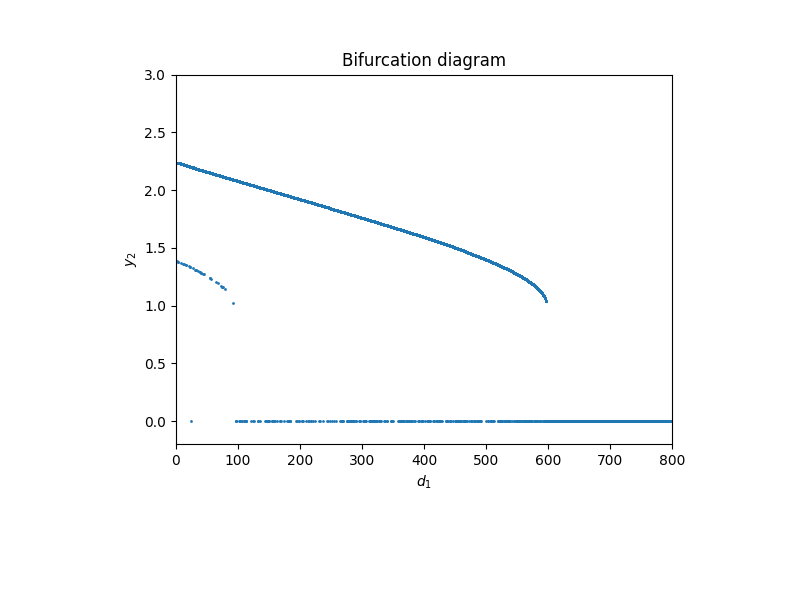
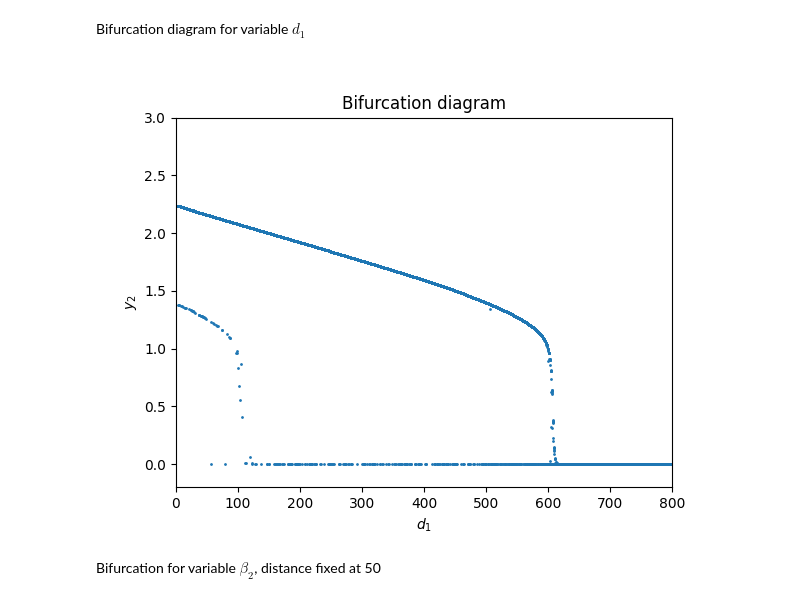
Before and after one commit to marcelvdla/CSSim, a Jupyter notebook: notebooks/bifurcation.ipynb, the cells around one changed output. Drawn from its saved outputs; the diff is of its cells as text; code cells hidden in the pictures; blank space fills up the shorter version.

Commit message:
cleaned the bifurcation notebook

```diff
--- a/notebooks/bifurcation.ipynb
+++ b/notebooks/bifurcation.ipynb
@@ -56,25 +3,0 @@ plt.show()
-# %%
-x_eq = [2.63245325, 1.316]
-steps = 50
-grid_x, grid_y = np.meshgrid(np.linspace(0, 5, steps), np.linspace(0, 5, steps))
-phase_grid = np.zeros((steps, steps))
-
-fig, ax = plt.subplots()
-
-for x in range(steps):
-    for y in range(steps):
-        # xs, ys = system_n_forests(np.random.uniform(0, 5, 2), [grid_x[x][y], grid_y[x][y]], arguments, timesteps=2000, dt = 0.01, dist=150)
-        xs, ys = system_n_forests([1.5,1.0], [grid_x[x][y], grid_y[x][y]], arguments, timesteps=1500, dt = 0.01, dist=150)
-
-        ax.plot(xs[1][-1], ys[1][-1], 'bo')
-        # ax.plot(grid_x[x][y], grid_y[x][y], 'o')
-
-        if xs[1][-1] < 1:
-            value = 0
-        elif 1<xs[1][-1] <3:
-            value = 1
-        else:
-            value = 2
-        phase_grid[x][y] = value
-
-plt.show()
@@ -100,31 +4,49 @@ plt.show()
+# %%
+rho = 4.2     # fertility
+f = 1         # aging_rate
+a_1 = 1       # biotic_pump_young
+a_2 = 0       # biotic_pump_old
+h = 2         # mortality_old
+dist = 50
+beta_2 = 1
+P_0 = 1.05
+w_0 = 1
+alpha_0 = -1.0
+beta_1 = 0
+
+arguments = (rho,f,a_1,h,a_2,dist,beta_2,P_0,w_0,alpha_0,beta_1)
+# %% [markdown]
+Bifurcation diagram for variable $d_1$
 # %%
 n = 500
 r = np.linspace(1,800, n)
 
 fig, ax = plt.subplots()
 
 ds, y2s = [],[]
 # x0, y0 = np.arange(0,5,5/n), np.arange(0,5,5/n)
 for d in range(n):
-    arguments = (fertility, mortality_young, aging_rate,biotic_pump_young,mortality_old, biotic_pump_old, r[d], beta_2, P_0)
+    arguments = (rho,f,a_1,h,a_2, r[d], beta_2, P_0, w_0,alpha_0,beta_1)
     for i in range(10):
         # print(i)
-        xs, ys = system_n_forests(np.random.uniform(0,5,2), np.random.uniform(0,5,2), arguments, timesteps=800, dt=0.1)
+        xs, ys = system_n_forests(np.random.uniform(0,5,2), np.random.uniform(0,5,2), arguments, timesteps=50, dt=0.1)
         y2s.append(ys[1][-1])
     ds.append(10*[r[d]])
 
 ds=np.concatenate(ds)
 # y2s=np.concatenate(y2s)
 
 ax.plot(ds, y2s, 'o', ms=1)
 ax.set_xlim(0,800)
 ax.set_ylim(-0.2,3)
 ax.set_xlabel(r'$d_1$')
 ax.set_ylabel(r'$y_2$')
 ax.set_title("Bifurcation diagram")
 plt.show()
 # %% [output]
-[figure, old version]
+[figure, new version]
+# %% [markdown]
+Bifurcation for variable $\beta_2$, distance fixed at 50
 # %%
 n = 500
 beta_2 = np.linspace(0.1,1.2,n)
```
Also changed, not shown: parts of 5 cells of this notebook.
